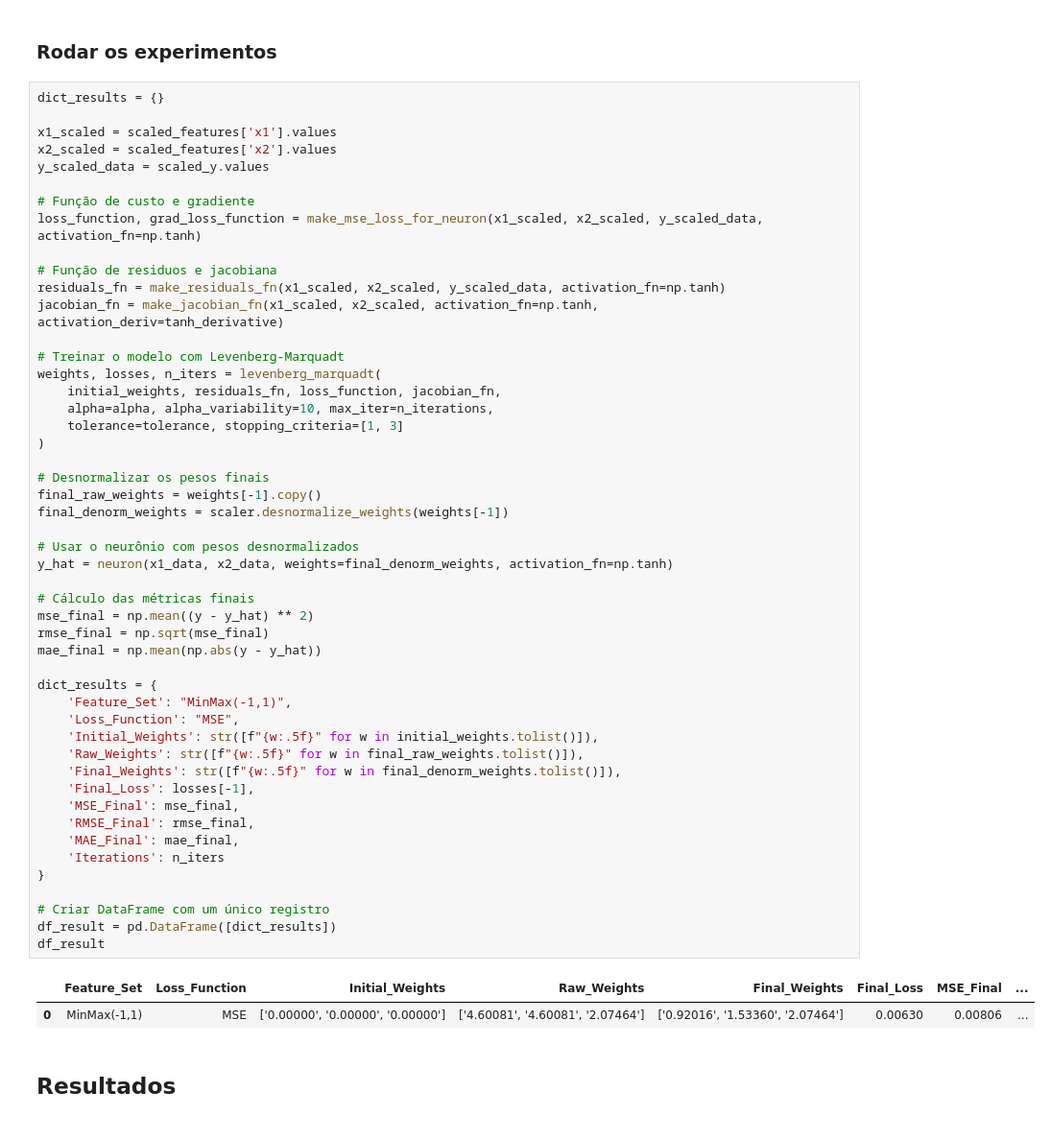
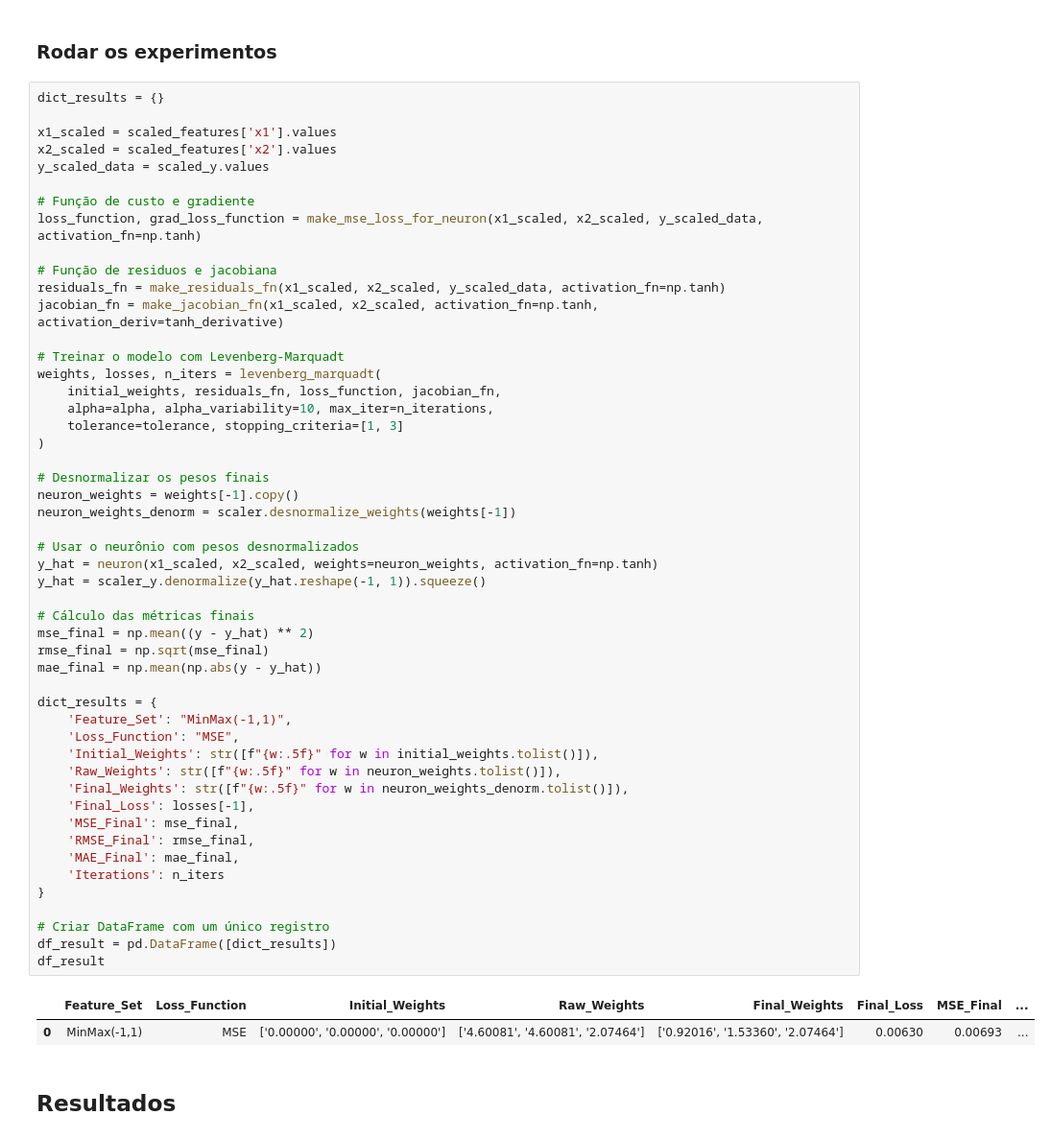
Before and after one commit to matheusssilva991/rna_tarefas_mestrado, a Jupyter notebook: src/tarefa4.ipynb, the cells around one changed output. Shown: that part at 96% size. Drawn from its saved outputs; the diff is of its cells as text.

```diff
--- a/src/tarefa4.ipynb
+++ b/src/tarefa4.ipynb
@@ -116,39 +116,40 @@ weights, losses, n_iters = levenberg_marquadt(
     initial_weights, residuals_fn, loss_function, jacobian_fn,
     alpha=alpha, alpha_variability=10, max_iter=n_iterations,
     tolerance=tolerance, stopping_criteria=[1, 3]
 )
 
 # Desnormalizar os pesos finais
-final_raw_weights = weights[-1].copy()
-final_denorm_weights = scaler.desnormalize_weights(weights[-1])
+neuron_weights = weights[-1].copy()
+neuron_weights_denorm = scaler.desnormalize_weights(weights[-1])
 
 # Usar o neurônio com pesos desnormalizados
-y_hat = neuron(x1_data, x2_data, weights=final_denorm_weights, activation_fn=np.tanh)
+y_hat = neuron(x1_scaled, x2_scaled, weights=neuron_weights, activation_fn=np.tanh)
+y_hat = scaler_y.denormalize(y_hat.reshape(-1, 1)).squeeze()
 
 # Cálculo das métricas finais
 mse_final = np.mean((y - y_hat) ** 2)
 rmse_final = np.sqrt(mse_final)
 mae_final = np.mean(np.abs(y - y_hat))
 
 dict_results = {
     'Feature_Set': "MinMax(-1,1)",
     'Loss_Function': "MSE",
     'Initial_Weights': str([f"{w:.5f}" for w in initial_weights.tolist()]),
-    'Raw_Weights': str([f"{w:.5f}" for w in final_raw_weights.tolist()]),
-    'Final_Weights': str([f"{w:.5f}" for w in final_denorm_weights.tolist()]),
+    'Raw_Weights': str([f"{w:.5f}" for w in neuron_weights.tolist()]),
+    'Final_Weights': str([f"{w:.5f}" for w in neuron_weights_denorm.tolist()]),
     'Final_Loss': losses[-1],
     'MSE_Final': mse_final,
     'RMSE_Final': rmse_final,
     'MAE_Final': mae_final,
     'Iterations': n_iters
 }
 
 # Criar DataFrame com um único registro
 df_result = pd.DataFrame([dict_results])
 df_result
 # %% [output]
 |  | Feature_Set | Loss_Function | Initial_Weights | Raw_Weights | Final_Weights | Final_Loss | MSE_Final | ... |
-| 0 | MinMax(-1,1) | MSE | ['0.00000', '0.00000', '0.00000'] | ['4.60081', '4.60081', '2.07464'] | ['0.92016', '1.53360', '2.07464'] | 0.00630 | 0.00806 | ... |
+| 0 | MinMax(-1,1) | MSE | ['0.00000', '0.00000', '0.00000'] | ['4.60081', '4.60081', '2.07464'] | ['0.92016', '1.53360', '2.07464'] | 0.00630 | 0.00693 | ... |
 # %% [markdown]
 ## Resultados
 # %%
```
Also changed, not shown: parts of 1 cell of this notebook, 2 other files.
